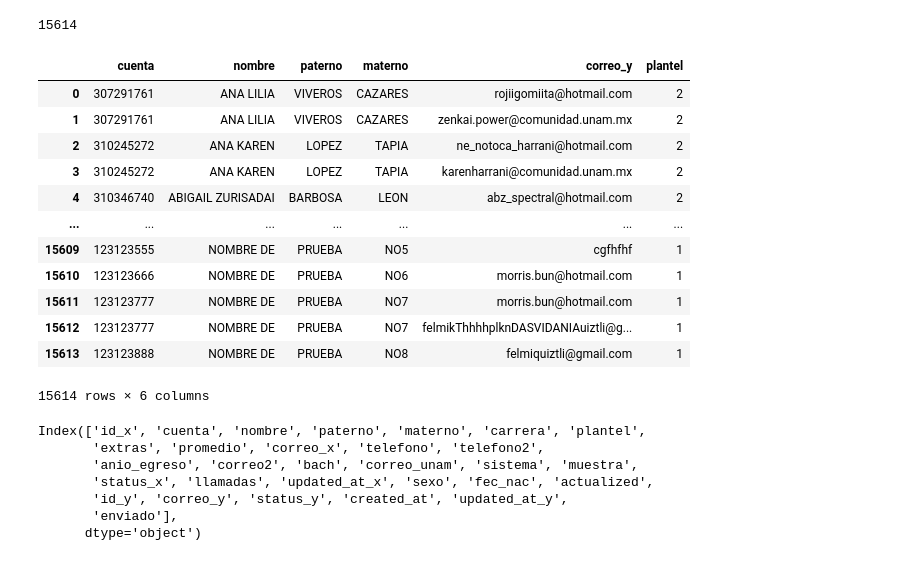
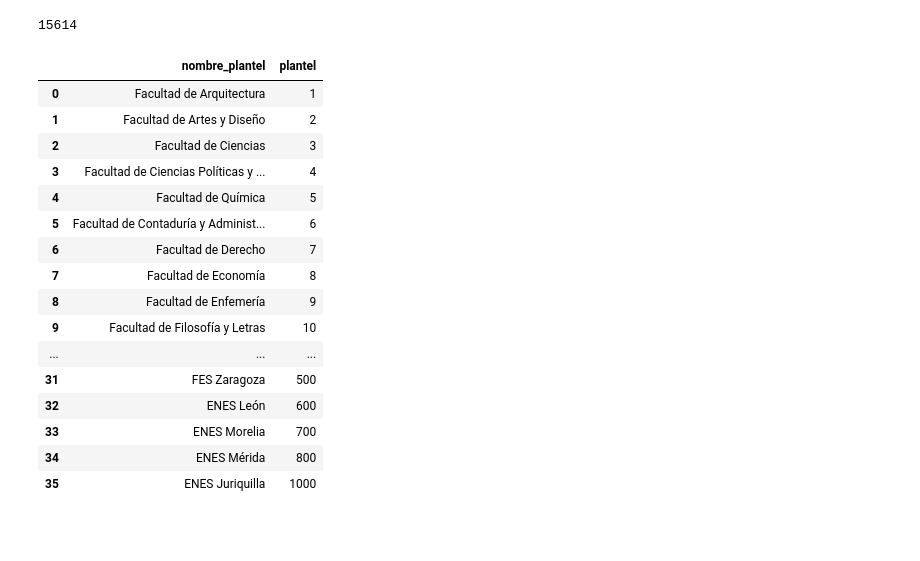
Before and after one commit to icelisipcom/PVE-polls, a Jupyter notebook: public/migraciones.ipynb, the cells around one changed output. Cells and saved outputs as stored; diff of their text form; code cells hidden in the pictures; blank space fills up the shorter version.

```diff
--- a/public/migraciones.ipynb
+++ b/public/migraciones.ipynb
@@ -363,19 +363,3 @@ x=egresados.merge(correos,how='inner',on='cuenta')
 len(x['cuenta'].unique())
 # %% [output]
 15614
-# %%
-x[['cuenta', 'nombre', 'paterno', 'materno','correo_y','plantel']]
-# %% [output]
-|  | cuenta | nombre | paterno | materno | correo_y | plantel |
-| 0 | 307291761 | ANA LILIA | VIVEROS | CAZARES | rojiigomiita@hotmail.com | 2 |
-| 1 | 307291761 | ANA LILIA | VIVEROS | CAZARES | zenkai.power@comunidad.unam.mx | 2 |
-| 2 | 310245272 | ANA KAREN | LOPEZ | TAPIA | ne_notoca_harrani@hotmail.com | 2 |
-| 3 | 310245272 | ANA KAREN | LOPEZ | TAPIA | karenharrani@comunidad.unam.mx | 2 |
-| 4 | 310346740 | ABIGAIL ZURISADAI | BARBOSA | LEON | abz_spectral@hotmail.com | 2 |
-| ... | ... | ... | ... | ... | ... | ... |
-| 15609 | 123123555 | NOMBRE DE | PRUEBA | NO5 | cgfhfhf | 1 |
-| 15610 | 123123666 | NOMBRE DE | PRUEBA | NO6 | morris.bun@hotmail.com | 1 |
-| 15611 | 123123777 | NOMBRE DE | PRUEBA | NO7 | morris.bun@hotmail.com | 1 |
-| 15612 | 123123777 | NOMBRE DE | PRUEBA | NO7 | felmikThhhhplknDASVIDANIAuiztli@g... | 1 |
-| 15613 | 123123888 | NOMBRE DE | PRUEBA | NO8 | felmiquiztli@gmail.com | 1 |
-15614 rows × 6 columns
@@ -384,16 +370,26 @@ x[['cuenta', 'nombre', 'paterno', 'materno','correo_y','plantel']].merge(plantel
 # %%
-planteles=pd.read_sql('select distinct plantel,clave_plantel from carreras',cnx)
-planteles=planteles.rename(columns={'plantel':'nombre_plantel','clave_plantel':'plantel'})
+carreras=pd.read_sql('select distinct carrera,clave_carrera from carreras',cnx)
+carreras=carreras.rename(columns={'carrera':'nombre_carrera','clave_carrera':'carrera'})
-# %%
-x.columns
-# %% [output]
-Index(['id_x', 'cuenta', 'nombre', 'paterno', 'materno', 'carrera', 'plantel',
-       'extras', 'promedio', 'correo_x', 'telefono', 'telefono2',
-       'anio_egreso', 'correo2', 'bach', 'correo_unam', 'sistema', 'muestra',
-       'status_x', 'llamadas', 'updated_at_x', 'sexo', 'fec_nac', 'actualized',
-       'id_y', 'correo_y', 'status_y', 'created_at', 'updated_at_y',
-       'enviado'],
-      dtype='object')
+# %%
+planteles
+# %% [output]
+|  | nombre_plantel | plantel |
+| 0 | Facultad de Arquitectura | 1 |
+| 1 | Facultad de Artes y Diseño | 2 |
+| 2 | Facultad de Ciencias | 3 |
+| 3 | Facultad de Ciencias Políticas y ... | 4 |
+| 4 | Facultad de Química | 5 |
+| 5 | Facultad de Contaduría y Administ... | 6 |
+| 6 | Facultad de Derecho | 7 |
+| 7 | Facultad de Economía | 8 |
+| 8 | Facultad de Enfemería | 9 |
+| 9 | Facultad de Filosofía y Letras | 10 |
+| ... | ... | ... |
+| 31 | FES Zaragoza | 500 |
+| 32 | ENES León | 600 |
+| 33 | ENES Morelia | 700 |
+| 34 | ENES Mérida | 800 |
+| 35 | ENES Juriquilla | 1000 |
 # %%
 import sys
 import xlsxwriter
```
Also changed, not shown: parts of 2 cells of this notebook, 2 other files.
